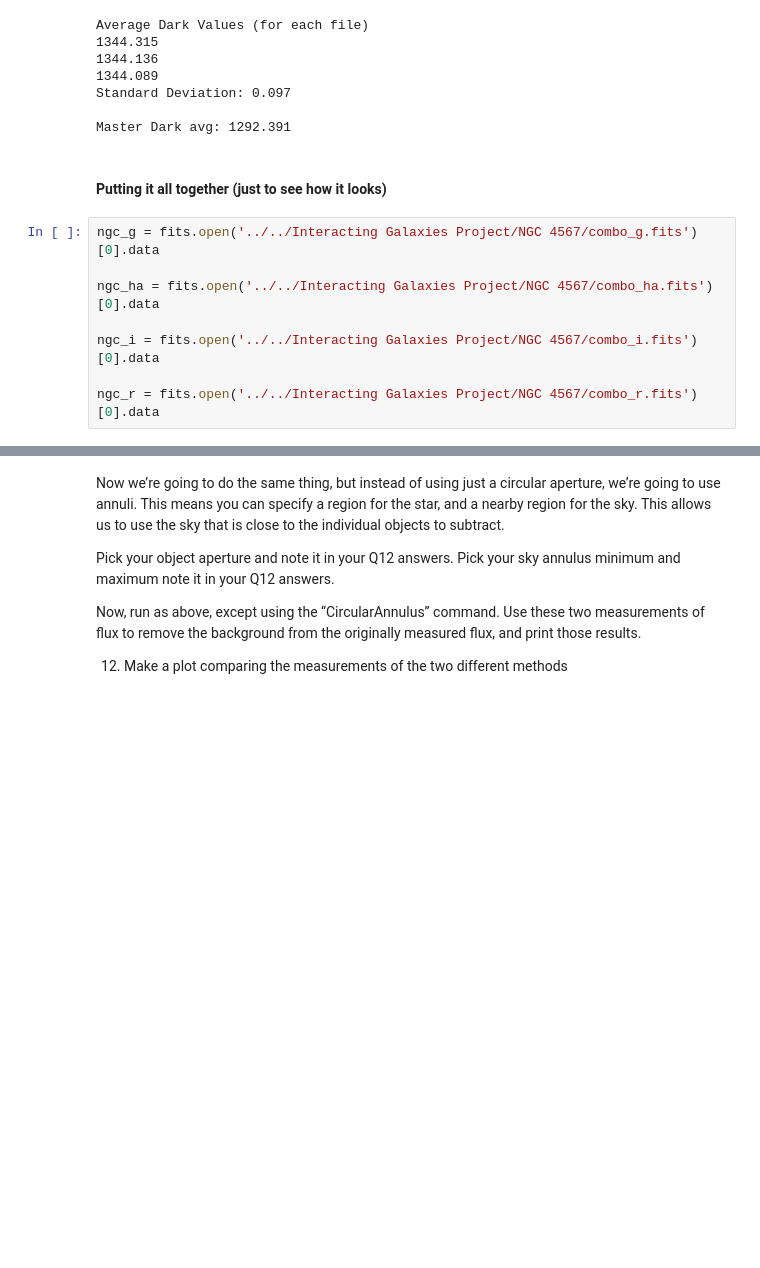
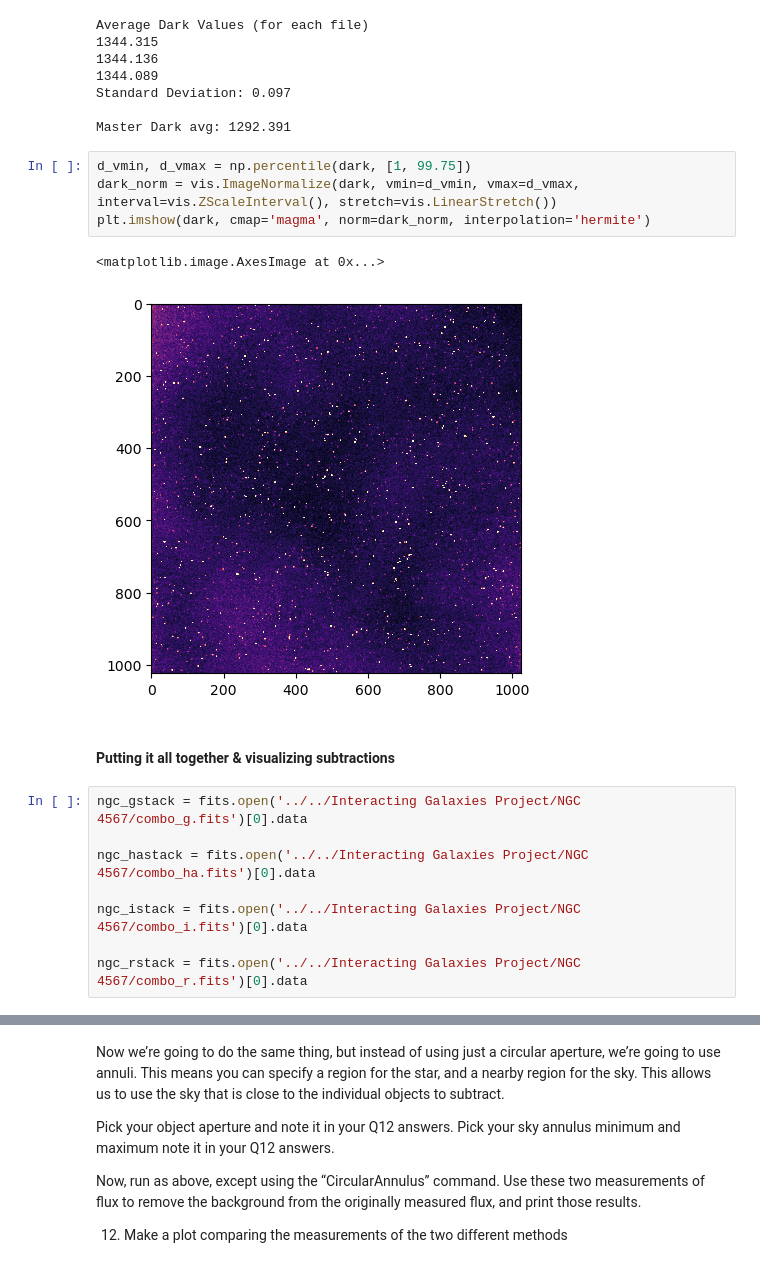
Before and after one commit to emmabacarra/Astr-480, a Jupyter notebook: Lab 4 - Data Reduction & Photometry/lab4.ipynb, the cells around one changed output, grey strips where cells are left out. Drawn from its saved outputs; the diff is of its cells as text; blank space fills up the shorter version.

```diff
--- a/Lab 4 - Data Reduction & Photometry/lab4.ipynb
+++ b/Lab 4 - Data Reduction & Photometry/lab4.ipynb
@@ -166,16 +183,23 @@ Average Dark Values (for each file)
 Standard Deviation: 0.097
 
 Master Dark avg: 1292.391
+# %%
+d_vmin, d_vmax = np.percentile(dark, [1, 99.75])
+dark_norm = vis.ImageNormalize(dark, vmin=d_vmin, vmax=d_vmax, interval=vis.ZScaleInterval(), stretch=vis.LinearStretch())
+plt.imshow(dark, cmap='magma', norm=dark_norm, interpolation='hermite')
+# %% [output]
+<matplotlib.image.AxesImage at 0x...>
+[figure, added]
 # %% [markdown]
-#### Putting it all together (just to see how it looks)
+#### Putting it all together & visualizing subtractions
 # %%
-ngc_g = fits.open('../../Interacting Galaxies Project/NGC 4567/combo_g.fits')[0].data
+ngc_gstack = fits.open('../../Interacting Galaxies Project/NGC 4567/combo_g.fits')[0].data
 
-ngc_ha = fits.open('../../Interacting Galaxies Project/NGC 4567/combo_ha.fits')[0].data
+ngc_hastack = fits.open('../../Interacting Galaxies Project/NGC 4567/combo_ha.fits')[0].data
 
-ngc_i = fits.open('../../Interacting Galaxies Project/NGC 4567/combo_i.fits')[0].data
+ngc_istack = fits.open('../../Interacting Galaxies Project/NGC 4567/combo_i.fits')[0].data
 
-ngc_r = fits.open('../../Interacting Galaxies Project/NGC 4567/combo_r.fits')[0].data
+ngc_rstack = fits.open('../../Interacting Galaxies Project/NGC 4567/combo_r.fits')[0].data
 # %%
 # for a 4x2 grid, swap the rows and columns, figsize, and the axs indices
 fig, axs = plt.subplots(2, 4, figsize=(14, 9))
```
Also changed, not shown: parts of 15 cells of this notebook.
